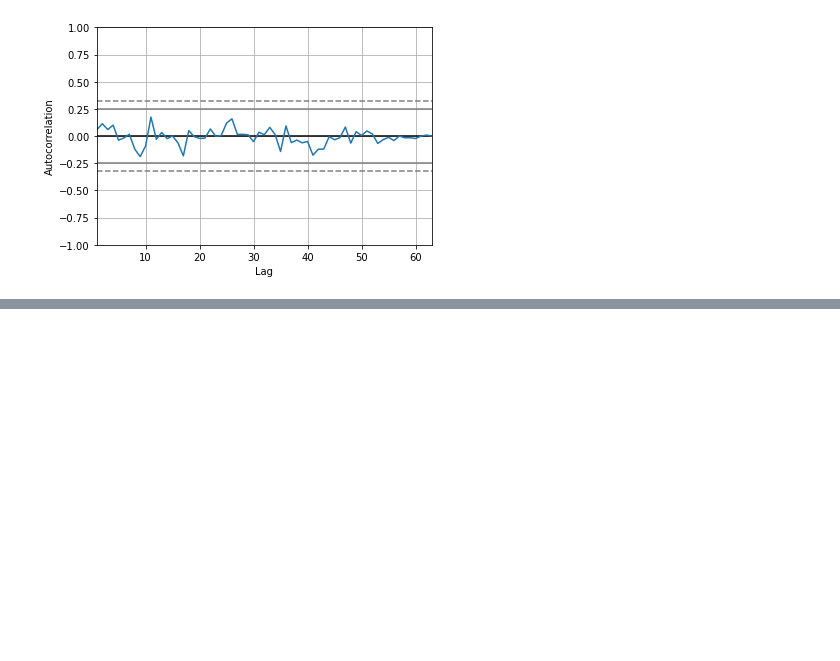
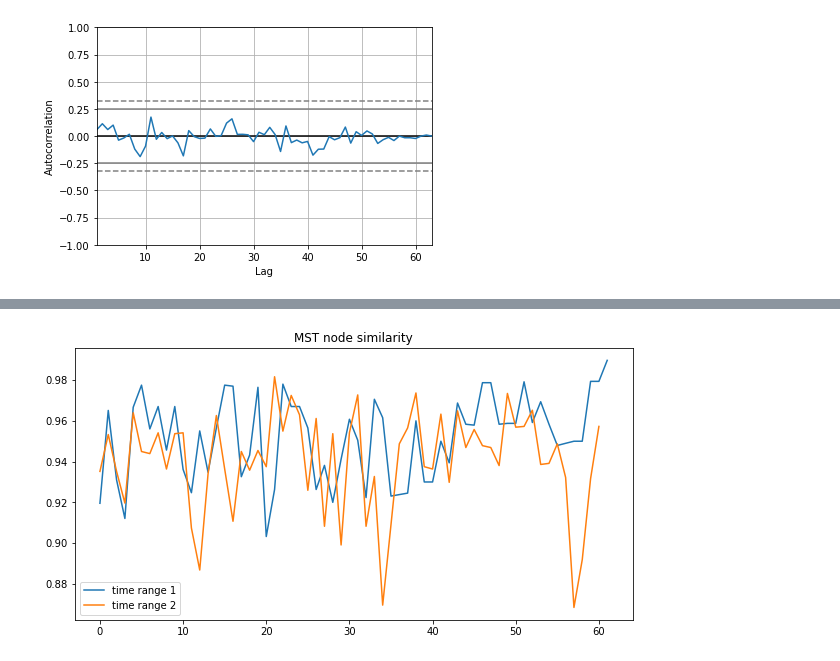
Before and after one commit to codingFerryman/crypto_market_hierarchy_structure, a Jupyter notebook: src/30m_MST_per_day.ipynb, the cells around one changed output, grey strips where cells are left out. Drawn from its saved outputs; the diff is of its cells as text; code cells hidden in the pictures; blank space fills up the shorter version.

```diff
--- a/src/30m_MST_per_day.ipynb
+++ b/src/30m_MST_per_day.ipynb
@@ -304,0 +329,21 @@ print(jaccard_similarity(M_test_range2[0].edges(), M_test_range2_1[0].edges()))
+# %%
+MST_node_sim_range1 = []
+for i in range(len(time_range1)-1):
+    mstn0 = MST_range1[time_range1[i]]['target_leader'][1].values()
+    mstn1 = MST_range1[time_range1[i+1]]['target_leader'][1].values()
+    MST_node_sim_range1.append(jaccard_similarity(mstn0, mstn1))
+# %%
+MST_node_sim_range2 = []
+for i in range(len(time_range2)-1):
+    mstn0 = MST_range2[time_range2[i]]['target_leader'][1].values()
+    mstn1 = MST_range2[time_range2[i+1]]['target_leader'][1].values()
+    MST_node_sim_range2.append(jaccard_similarity(mstn0, mstn1))
+# %%
+fig, ax = plt.subplots(1, 1, figsize=(10,5))
+ax.set_title('MST node similarity')
+ax.plot(MST_node_sim_range1, label='time range 1')
+ax.plot(MST_node_sim_range2, label='time range 2')
+ax.legend()
+plt.show()
+# %% [output]
+[figure, added]
```
Also changed, not shown: parts of 10 cells of this notebook.
